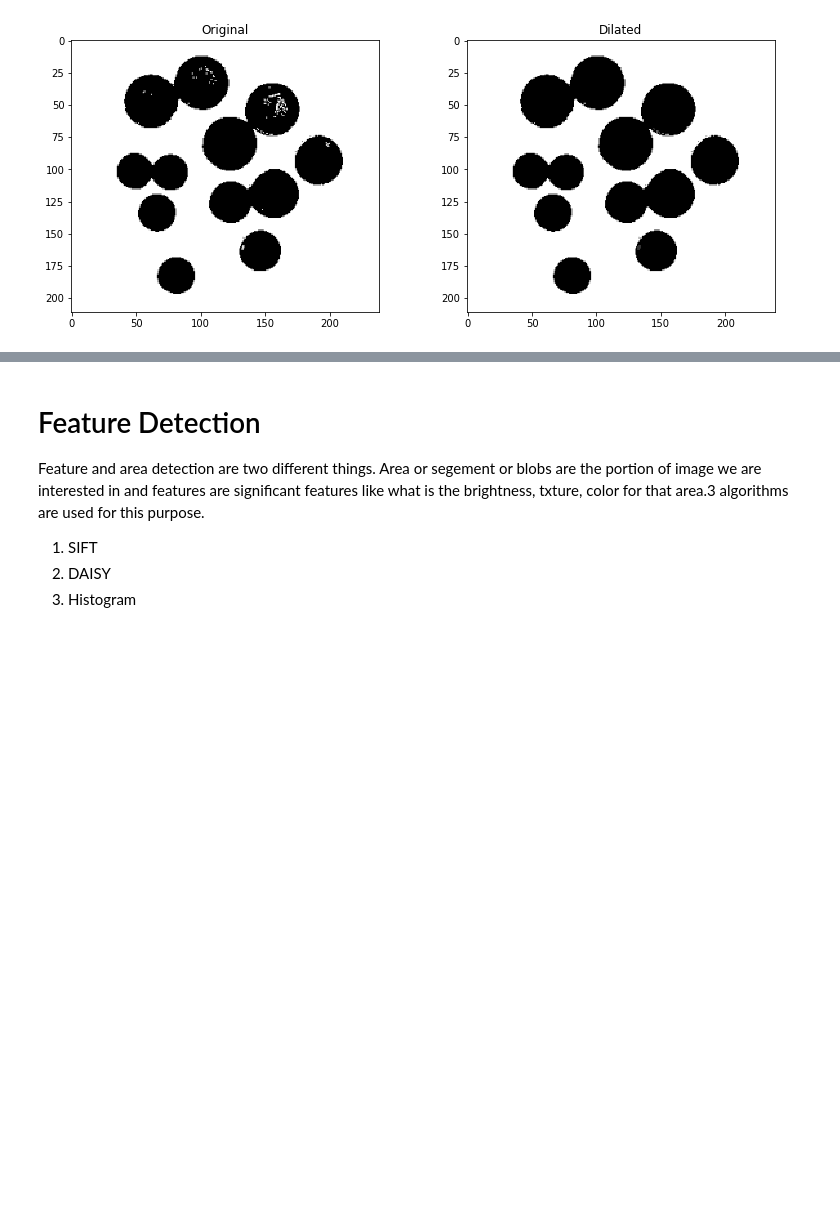
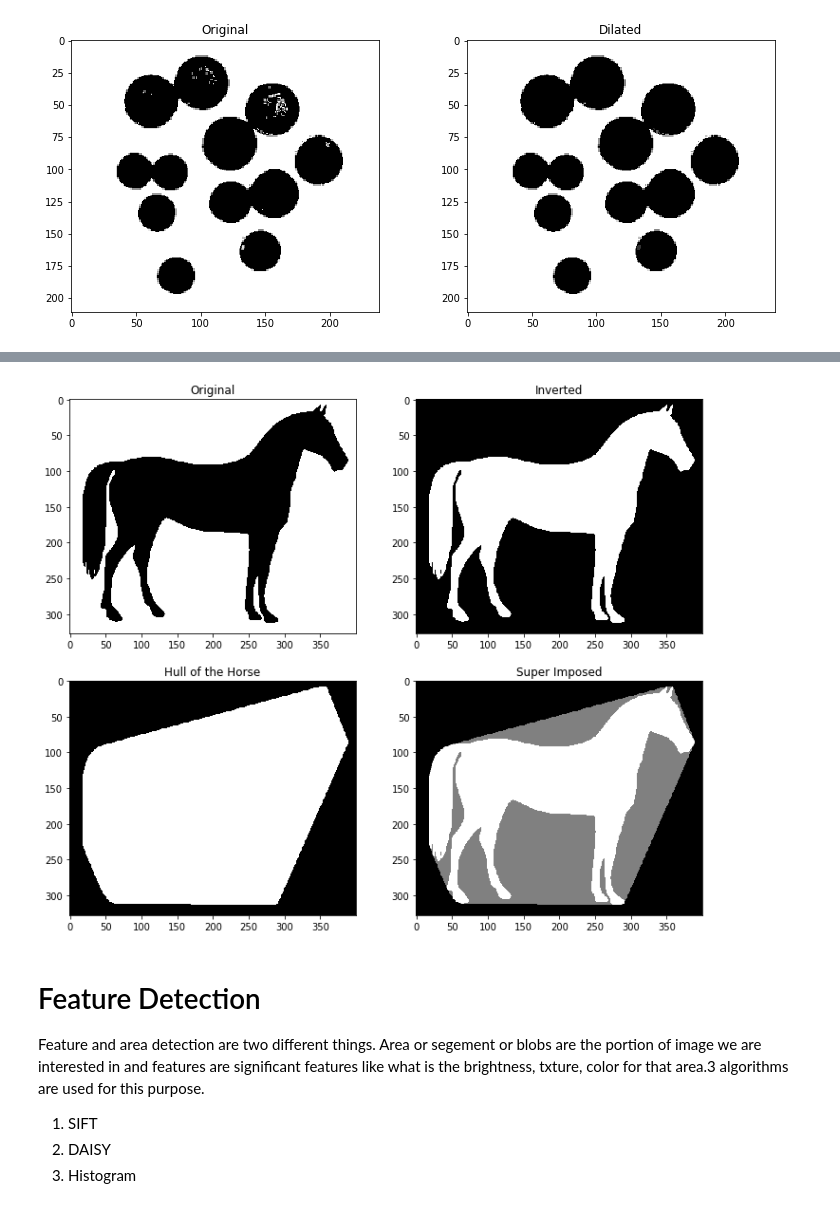
Before and after one commit to deshwalmahesh/Image-Processing, a Jupyter notebook: Part 1/Image Processing Part-1.ipynb, the cells around one changed output, grey strips where cells are left out. Drawn from its saved outputs; the diff is of its cells as text; code cells hidden in the pictures; blank space fills up the shorter version.

```diff
--- a/Part 1/Image Processing Part-1.ipynb
+++ b/Part 1/Image Processing Part-1.ipynb
@@ -396,3 +396,31 @@ plt.show()
+# %%
+horse = skimage.data.horse() # grayscale image of a camera
+inverted_horse = skimage.util.invert(horse) # invert the image
+horse_hull = skimage.morphology.convex_hull_image(inverted_horse)
+
+# let us super impose the hull on top of our inverted image
+horse_hull_copy = skimage.img_as_float(horse_hull.copy())
+horse_hull_copy[inverted_horse] = 2 # set all the pixels vales to gray except True Values
+
+
+f,ax = plt.subplots(2,2,figsize=(12,10))
+ax = ax.ravel()
+
+ax[0].imshow(horse,cmap='gray')
+ax[0].set_title('Original')
+
+ax[1].imshow(inverted_horse,cmap='gray')
+ax[1].set_title('Inverted')
+
+ax[2].imshow(horse_hull,cmap='gray')
+ax[2].set_title('Hull of the Horse')
+
+ax[3].imshow(horse_hull_copy,cmap='gray')
+ax[3].set_title('Super Imposed')
+
+plt.show()
+# %% [output]
+[figure, added]
 # %% [markdown]
 # Feature Detection
 Feature and area detection are two different things. Area or segement or blobs are the portion of image we are interested in and features are significant features like what is the brightness, txture, color for that area.3 algorithms are used for this purpose.
```
Also changed, not shown: parts of 17 cells of this notebook, 2 other files.
